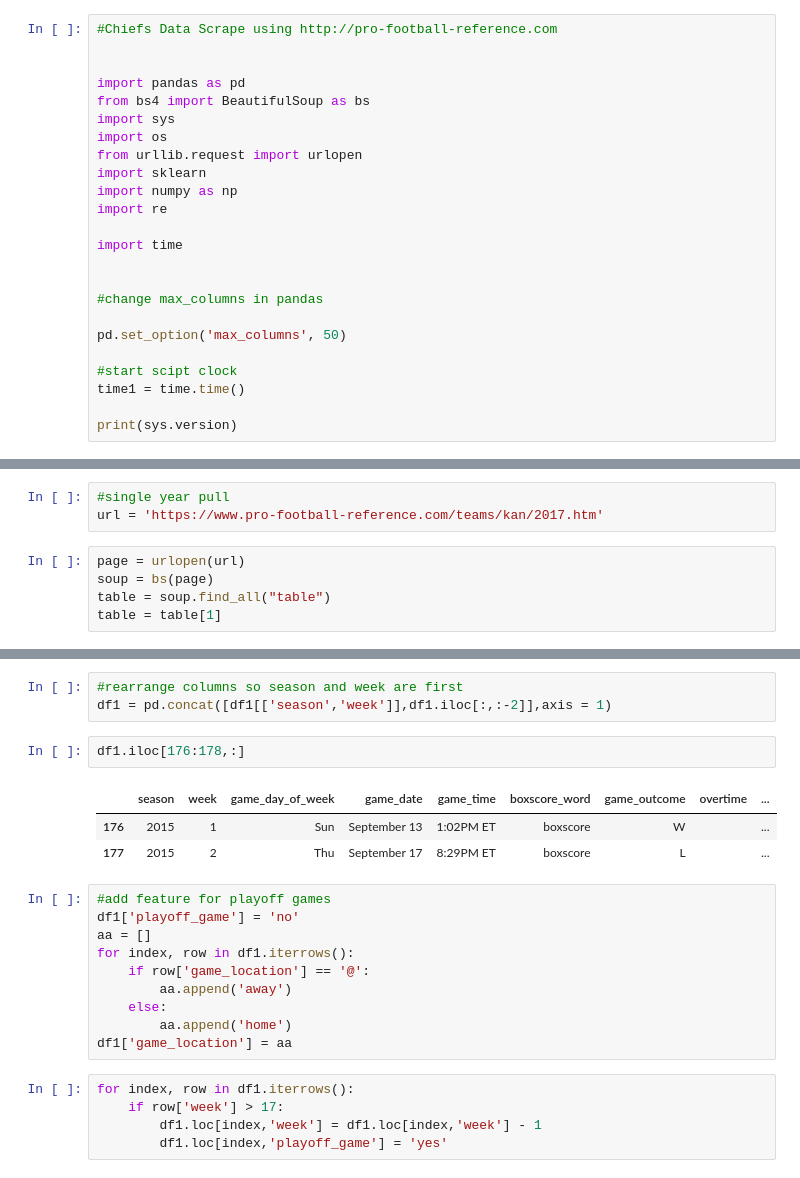
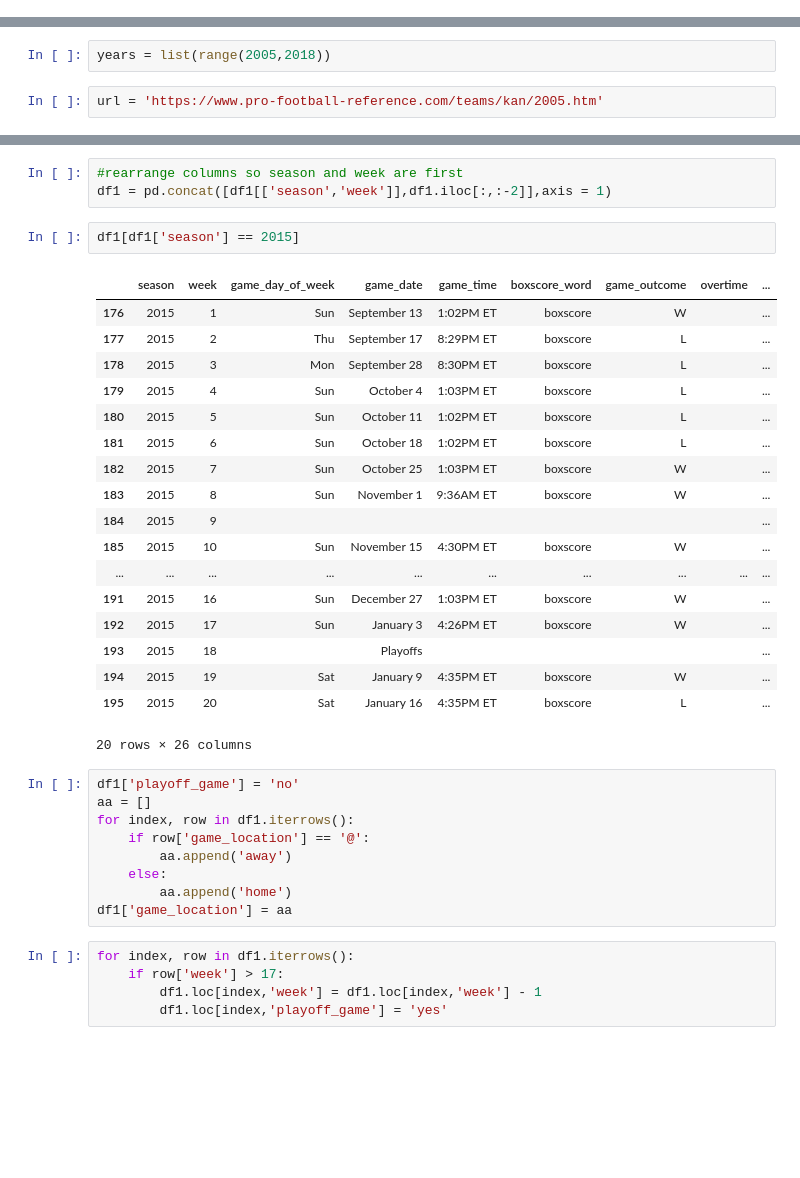
Before and after one commit to afolz121/chiefs_attendance_model, a Jupyter notebook: chiefs_data_scrape.ipynb, the cells around one changed output, grey strips where cells are left out. Saved outputs shown, nothing was run; the diff lists cells and outputs as text; blank space fills up the shorter version.

```diff
--- a/chiefs_data_scrape.ipynb
+++ b/chiefs_data_scrape.ipynb
@@ -1,24 +0,0 @@
-# %%
-#Chiefs Data Scrape using http://pro-football-reference.com
-
-
-import pandas as pd
-from bs4 import BeautifulSoup as bs
-import sys
-import os
-from urllib.request import urlopen
-import sklearn
-import numpy as np
-import re
-
-import time
-
-
-#change max_columns in pandas
-
-pd.set_option('max_columns', 50)
-
-#start scipt clock
-time1 = time.time()
-
-print(sys.version)
@@ -41,9 +44,5 @@ print(sys.version)
+# %%
+years = list(range(2005,2018))
 # %%
-#single year pull
-url = 'https://www.pro-football-reference.com/teams/kan/2017.htm'
+url = 'https://www.pro-football-reference.com/teams/kan/2005.htm'
-# %%
-page = urlopen(url)
-soup = bs(page)
-table = soup.find_all("table")
-table = table[1]
 # %%
@@ -106,14 +108,28 @@ for year in years:
 # %%
 #rearrange columns so season and week are first
 df1 = pd.concat([df1[['season','week']],df1.iloc[:,:-2]],axis = 1)
-# %%
-df1.iloc[176:178,:]
-# %% [output]
-|  | season | week | game_day_of_week | game_date | game_time | boxscore_word | game_outcome | overtime | ... |
-| 176 | 2015 | 1 | Sun | September 13 | 1:02PM ET | boxscore | W |  | ... |
-| 177 | 2015 | 2 | Thu | September 17 | 8:29PM ET | boxscore | L |  | ... |
+# %%
+df1[df1['season'] == 2015]
+# %% [output]
+|  | season | week | game_day_of_week | game_date | game_time | boxscore_word | game_outcome | overtime | ... |
+| 176 | 2015 | 1 | Sun | September 13 | 1:02PM ET | boxscore | W |  | ... |
+| 177 | 2015 | 2 | Thu | September 17 | 8:29PM ET | boxscore | L |  | ... |
+| 178 | 2015 | 3 | Mon | September 28 | 8:30PM ET | boxscore | L |  | ... |
+| 179 | 2015 | 4 | Sun | October 4 | 1:03PM ET | boxscore | L |  | ... |
+| 180 | 2015 | 5 | Sun | October 11 | 1:02PM ET | boxscore | L |  | ... |
+| 181 | 2015 | 6 | Sun | October 18 | 1:02PM ET | boxscore | L |  | ... |
+| 182 | 2015 | 7 | Sun | October 25 | 1:03PM ET | boxscore | W |  | ... |
+| 183 | 2015 | 8 | Sun | November 1 | 9:36AM ET | boxscore | W |  | ... |
+| 184 | 2015 | 9 |  |  |  |  |  |  | ... |
+| 185 | 2015 | 10 | Sun | November 15 | 4:30PM ET | boxscore | W |  | ... |
+| ... | ... | ... | ... | ... | ... | ... | ... | ... | ... |
+| 191 | 2015 | 16 | Sun | December 27 | 1:03PM ET | boxscore | W |  | ... |
+| 192 | 2015 | 17 | Sun | January 3 | 4:26PM ET | boxscore | W |  | ... |
+| 193 | 2015 | 18 |  | Playoffs |  |  |  |  | ... |
+| 194 | 2015 | 19 | Sat | January 9 | 4:35PM ET | boxscore | W |  | ... |
+| 195 | 2015 | 20 | Sat | January 16 | 4:35PM ET | boxscore | L |  | ... |
+20 rows × 26 columns
 # %%
-#add feature for playoff games
 df1['playoff_game'] = 'no'
 aa = []
 for index, row in df1.iterrows():
```
Also changed, not shown: parts of 24 cells of this notebook, 1 other file.
